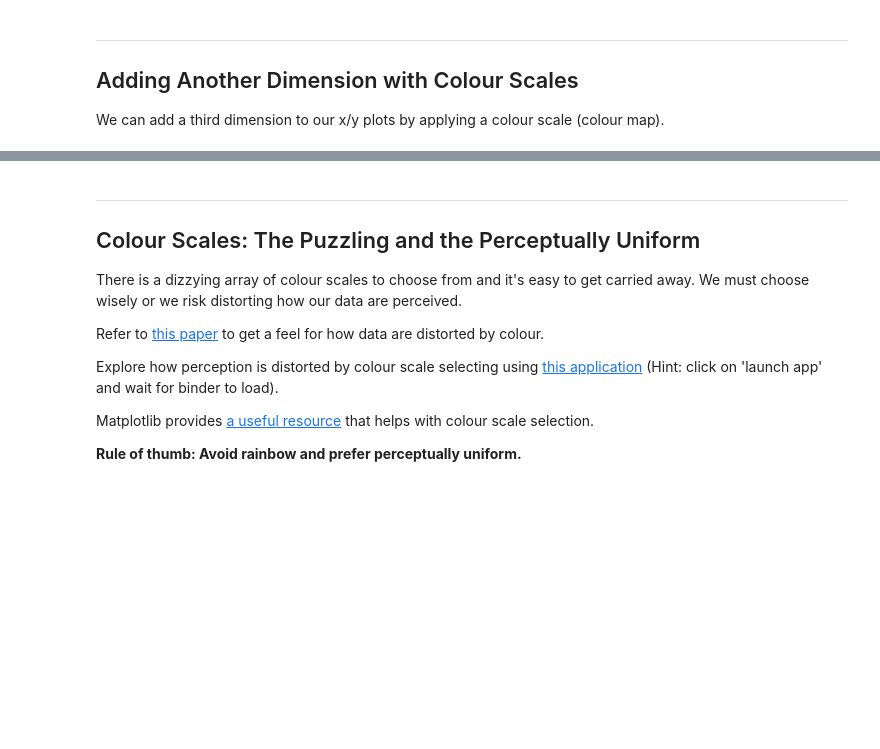
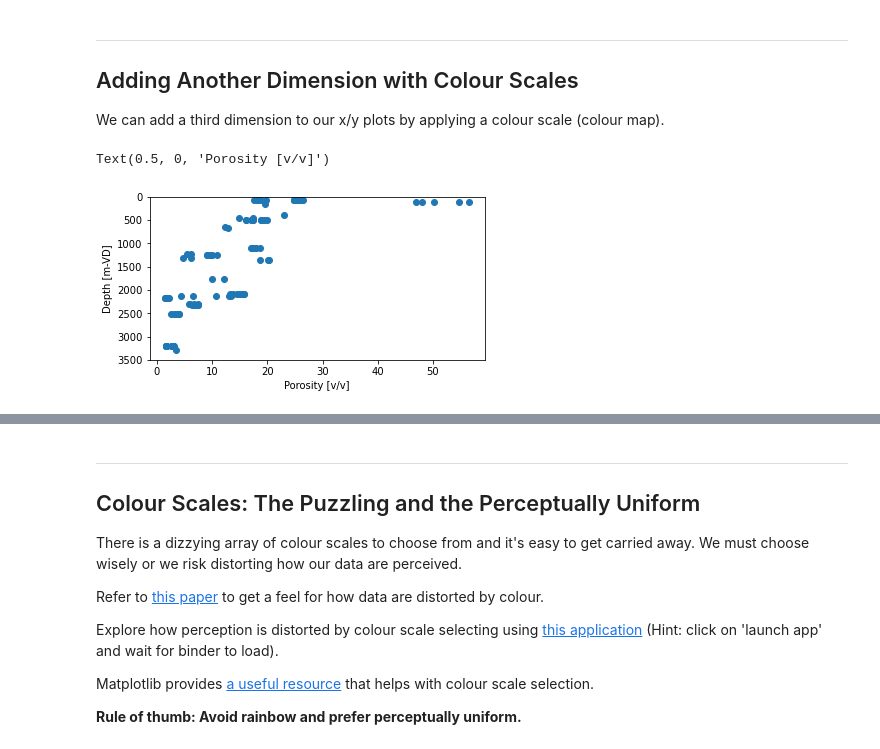
Before and after one commit to ICWallis/tutorial-publication-ready-figures, a Jupyter notebook: 2-advanced.ipynb, the cells around one changed output, grey strips where cells are left out. Cells and saved outputs as stored; diff of their text form; code cells hidden in the pictures; blank space fills up the shorter version.

```diff
--- a/2-advanced.ipynb
+++ b/2-advanced.ipynb
@@ -26,0 +64,52 @@ We can add a third dimension to our x/y plots by applying a colour scale (colour
+# %%
+# assign Pandas dataframe columns
+x = tvz.EffectivePorosity_VolPercent
+y = tvz.SampleDepth_mMD
+z = tvz.Vp_mps
+
+fig, ax = plt.subplots(1,1,figsize=(6,3))
+ax.scatter(
+    x,
+    y,
+    # what do you think goes here to colour data by x?
+)
+
+# plot the colour bar
+# cbar = fig.colorbar(cax) # will not work until we adjust the code above
+
+# scatter plot kwargs
+# s=0.5 # size, float
+# c='k' # named colour, hex code, or numeric values (see advanced notebook)
+# cmap='colour-map-name', append _r to the name to reverse the colour map
+
+# Perceptually uniform colour maps
+# these are reccomended
+# viridis
+# plasma
+# inferno
+# magma
+# cividis
+
+# Sequential colourmaps
+# Greys
+# Blues
+# GnBu
+# OrRd
+
+# Other colour maps
+# these are not reccomended
+# hsv
+# gist_rainbow
+# rainbow
+
+# colour bar kwargs
+# shrink=0.5 # make the bar shorter
+# fraction=0.15 # amount of axis that the bar will occupy
+# aspect=10 # make the bar fatter using smaller numbers
+
+ax.set_ylim(3500,0)
+ax.set_ylabel('Depth [m-VD]')
+ax.set_xlabel('Porosity [v/v]')
+# %% [output]
+Text(0.5, 0, 'Porosity [v/v]')
+[figure, added]
```
Also changed, not shown: parts of 4 cells of this notebook, 2 other files.
